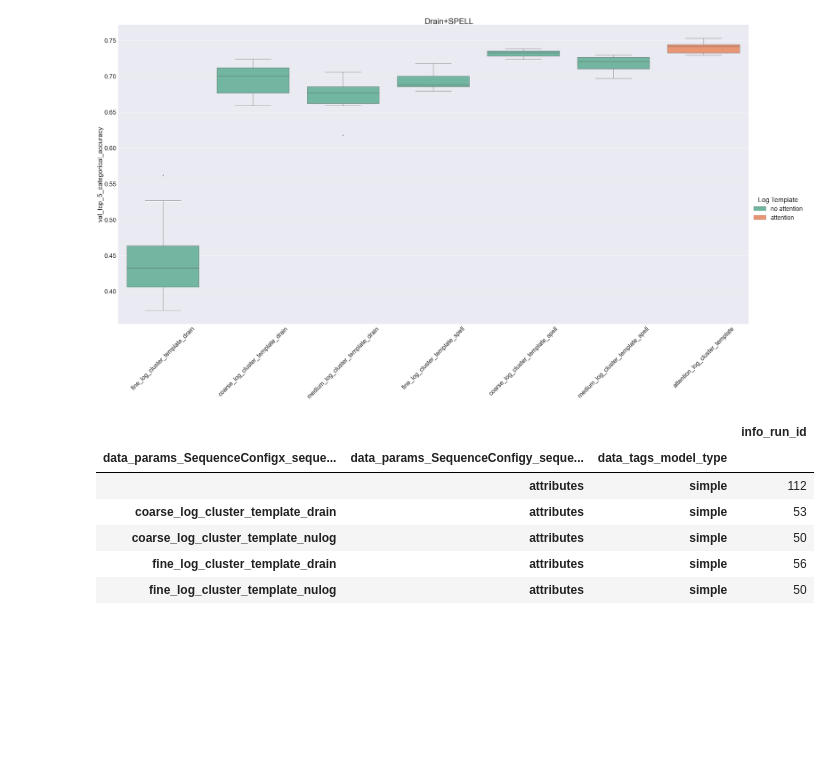
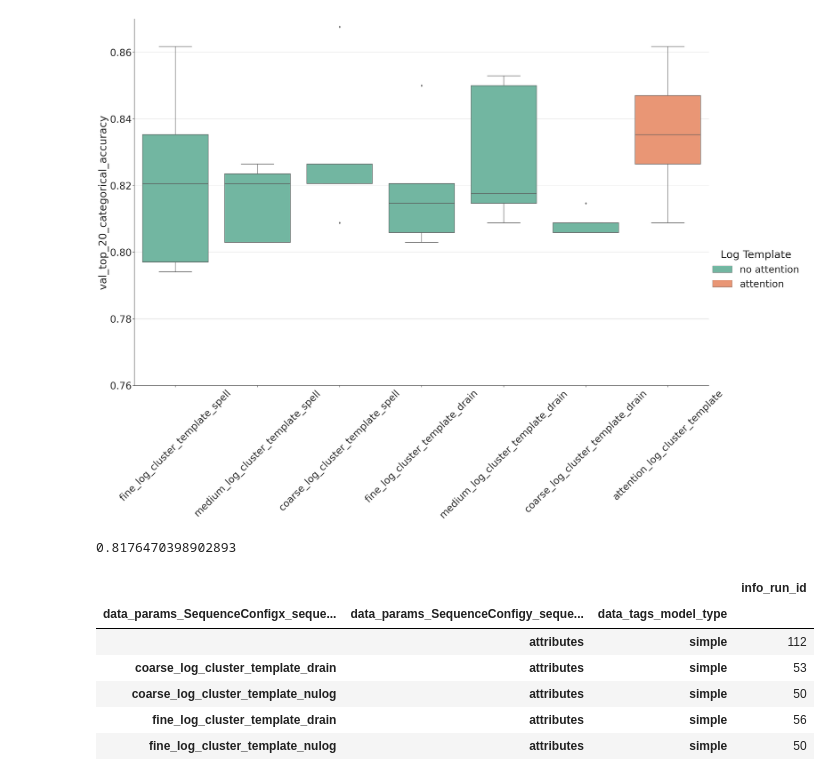
Before and after one commit to DerDoni/Domain-Guided-Monitoring, a Jupyter notebook: notebooks/Attention vs. no attention.ipynb, the cells around one changed output. Saved outputs shown, nothing was run; the diff lists cells and outputs as text; code cells hidden in the pictures; blank space fills up the shorter version.

```diff
--- a/notebooks/Attention vs. no attention.ipynb
+++ b/notebooks/Attention vs. no attention.ipynb
@@ -131,6 +163,7 @@ df.head()
 | 0 | 863 | 863 | [[Hostname#wally113, coarse_log_c... | [[Hostname#wally113, , http_statu... | [[fine_log_cluster_template_drain... | [[medium_log_cluster_template_dra... | ... |
 # %%
 sns.set(font_scale=3)
+sns.set_style("ticks",{'axes.grid' : True})
 df = huawei_metrics_df.copy()
 df["data_params_SequenceConfigx_sequence_column_name"] = df["data_params_SequenceConfigx_sequence_column_name"].apply(lambda x: {
     "": "attention_log_cluster_template"
@@ -147,17 +180,18 @@ g = sns.catplot(
         ],
     hue="Log Template",
     x="data_params_SequenceConfigx_sequence_column_name",
-    y="val_top_5_categorical_accuracy_history_best",
+    y="val_top_20_categorical_accuracy_history_best",
     row="data_params_SequenceConfigy_sequence_column_name",
-    order=["fine_log_cluster_template_drain", "coarse_log_cluster_template_drain", "medium_log_cluster_template_drain", "fine_log_cluster_template_spell", "coarse_log_cluster_template_spell",
-           "medium_log_cluster_template_spell", "fine_log_cluster_template_nulog", "coarse_log_cluster_template_nulog", "medium_log_cluster_template_nulog", "attention_log_cluster_template"],
+    order=["fine_log_cluster_template_drain", "medium_log_cluster_template_drain", "coarse_log_cluster_template_drain", "fine_log_cluster_template_spell", "medium_log_cluster_template_spell",
+           "coarse_log_cluster_template_spell", "fine_log_cluster_template_nulog", "medium_log_cluster_template_nulog", "coarse_log_cluster_template_nulog", "attention_log_cluster_template"],
     kind="box",
     palette="Set2",
     dodge=False,
-    height=25,
-    aspect=2,
-).set_xticklabels(rotation=45).set_titles("").set_axis_labels('', "val_top_5_categorical_accuracy")
-plt.savefig("all_results.png", dpi=120, bbox_inches="tight")
+    height=20,
+    aspect=1.3,
+).set_xticklabels(rotation=45).set_titles("").set_axis_labels('', "val_top_20_categorical_accuracy")
+plt.ylim(0.76, 0.87)
+plt.savefig("all_results.png", dpi=150, bbox_inches="tight")
 plt.suptitle("All")
 plt.show()
 # %% [output]
@@ -165,6 +199,10 @@ plt.show()
 # %%
 huawei_df = mlflow_helper.huawei_run_df(
-    valid_x_columns=["fine_log_cluster_template_drain", "coarse_log_cluster_template_drain", "", "medium_log_cluster_template_drain",  "fine_log_cluster_template_spell", "coarse_log_cluster_template_spell", "medium_log_cluster_template_spell"],
+    valid_x_columns=["fine_log_cluster_template_drain", "coarse_log_cluster_template_drain", "",
+                     "medium_log_cluster_template_drain",  "fine_log_cluster_template_spell",
+                     "coarse_log_cluster_template_spell", "medium_log_cluster_template_spell",
+                    "fine_log_cluster_template_nulog", "coarse_log_cluster_template_nulog", "",
+                     "medium_log_cluster_template_nulog",],
     valid_y_columns=["attributes"],
     include_drain_hierarchy=True,
 )
@@ -194,36 +241,53 @@ huawei_metrics_df = mlflow_helper.load_best_metrics_for_ids(set(huawei_df["info_
 # %%
 #sns.set(font_scale=4)
 df = huawei_metrics_df.copy()
 df["data_params_SequenceConfigx_sequence_column_name"] = df["data_params_SequenceConfigx_sequence_column_name"].apply(lambda x: {
     "": "attention_log_cluster_template"
 }.get(x, x))
 df["Log Template"] = df["data_params_SequenceConfigx_sequence_column_name"].apply(lambda x: "attention" if "attention" in x else "no attention")
 g = sns.catplot(
     data=df[
         df["data_params_SequenceConfigy_sequence_column_name"].apply(lambda x: x == "attributes")
         & df["data_tags_model_type"].apply(lambda x: x == "simple")
-        &  df["data_params_ModelConfigbase_hidden_embeddings_trainable"].apply(lambda x: x == "False")
         & df["data_params_HuaweiPreprocessorConfigremove_dates_from_payload"].apply(lambda x: x == "True")
-        & df["data_params_ExperimentConfign_epochs"].apply(lambda x: x == "25")
         & df["data_params_HuaweiPreprocessorConfigparser_combination"].apply(lambda x: x == "drain+spell")
-        #& df["data_params_HuaweiPreprocessorConfiglog_parser"].apply(lambda x: x == "nulog")
+        & df["data_params_HuaweiPreprocessorConfiglog_parser"].apply(lambda x: x == "all")
         ],
     hue="Log Template",
     x="data_params_SequenceConfigx_sequence_column_name",
-    y="val_top_5_categorical_accuracy_history_best",
+    y="val_top_20_categorical_accuracy_history_best",
     row="data_params_SequenceConfigy_sequence_column_name",
-    order=["fine_log_cluster_template_drain", "coarse_log_cluster_template_drain", "medium_log_cluster_template_drain", "fine_log_cluster_template_spell", "coarse_log_cluster_template_spell", "medium_log_cluster_template_spell", "attention_log_cluster_template"],
+    order=["fine_log_cluster_template_spell", "medium_log_cluster_template_spell",
+           "coarse_log_cluster_template_spell", "fine_log_cluster_template_drain",
+           "medium_log_cluster_template_drain", "coarse_log_cluster_template_drain",
+           "attention_log_cluster_template"],
     kind="box",
     palette="Set2",
     dodge=False,
-    height=25,
-    aspect=2,
-).set_xticklabels(rotation=45).set_titles("").set_axis_labels('', "val_top_5_categorical_accuracy")
-plt.savefig("drain+spell.png", dpi=120, bbox_inches="tight")
-plt.suptitle("Drain+SPELL")
+    height=20,
+    aspect=1.5,
+).set_xticklabels(rotation=45).set_titles("").set_axis_labels('', "val_top_20_categorical_accuracy")
+plt.savefig("nulog+spell.png", dpi=120, bbox_inches="tight")
+plt.ylim(0.76, 0.87)
 plt.show()
 # %% [output]
-[figure, old version]
+[figure, new version]
+# %%
+df = huawei_metrics_df.copy()
+df["data_params_SequenceConfigx_sequence_column_name"] = df["data_params_SequenceConfigx_sequence_column_name"].apply(lambda x: {
+    "": "attention_log_cluster_template"
+}.get(x, x))
+df = df[
+        df["data_params_SequenceConfigy_sequence_column_name"].apply(lambda x: x == "attributes")
+        & df["data_tags_model_type"].apply(lambda x: x == "simple")
+        & df["data_params_SequenceConfigx_sequence_column_name"].apply(lambda x: x == "attention_log_cluster_template")
+        & df["data_params_HuaweiPreprocessorConfigremove_dates_from_payload"].apply(lambda x: x == "True")
+        & df["data_params_HuaweiPreprocessorConfigparser_combination"].apply(lambda x: x == "drain+spell")
+        & df["data_params_HuaweiPreprocessorConfiglog_parser"].apply(lambda x: x == "all")
+        ]
+df["data_metrics_val_top_20_categorical_accuracy"].median()
+# %% [output]
+0.8176470398902893
 # %%
 huawei_df = mlflow_helper.huawei_run_df(
     valid_x_columns=["fine_log_cluster_template_drain", "coarse_log_cluster_template_drain", "", "medium_log_cluster_template_drain",  "fine_log_cluster_template_nulog", "coarse_log_cluster_template_nulog", "medium_log_cluster_template_nulog"],
```
Also changed, not shown: parts of 41 cells of this notebook, 15 other files.
